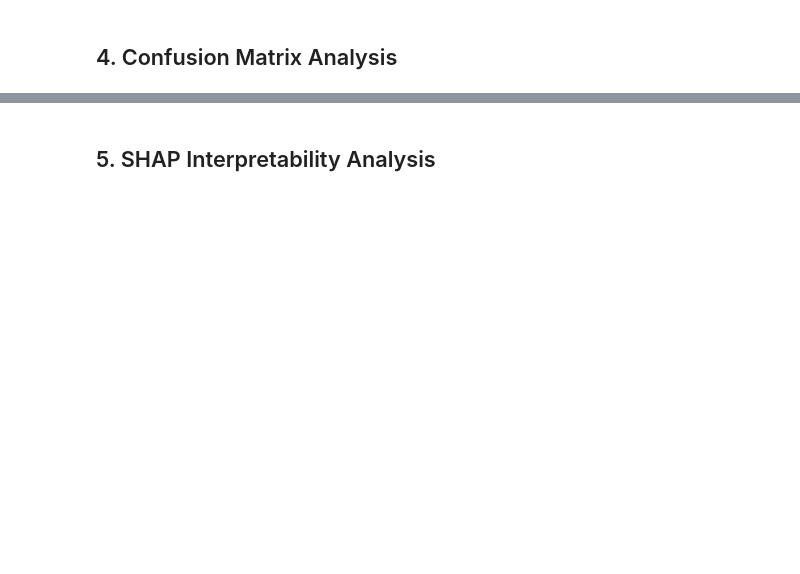
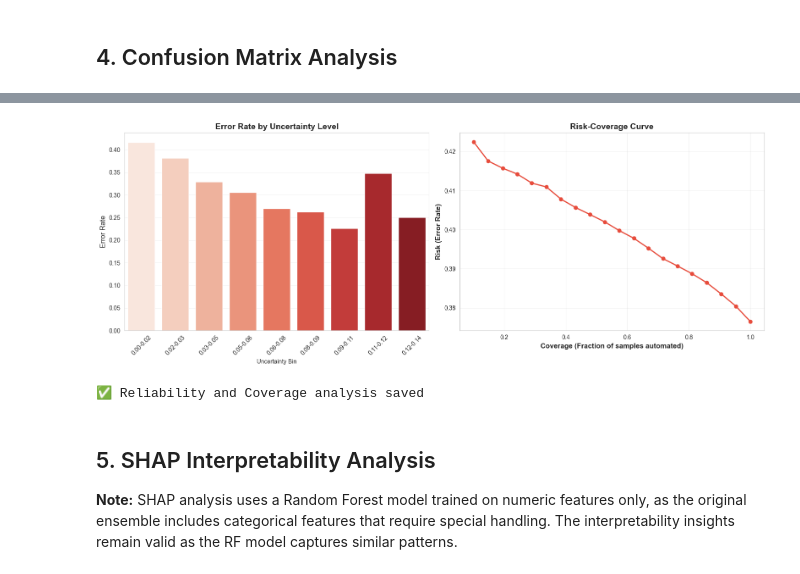
Before and after one commit to Lazy-Loaders-Group/Credit_Risk_Escalation, a Jupyter notebook: notebooks/05_comprehensive_evaluation.ipynb, the cells around one changed output, grey strips where cells are left out. Drawn from its saved outputs; the diff is of its cells as text; code cells hidden in the pictures; blank space fills up the shorter version.

```diff
--- a/notebooks/05_comprehensive_evaluation.ipynb
+++ b/notebooks/05_comprehensive_evaluation.ipynb
@@ -43,9 +45,9 @@ print("✅ All libraries imported successfully")
 # %%
 # Load data
 print("Loading data and models...")
-X_train = joblib.load('../data/splits/X_train.pkl')
-X_test = joblib.load('../data/splits/X_test.pkl')
-y_test = joblib.load('../data/splits/y_test.pkl')
+X_train = pd.read_csv('../data/splits/X_train.csv')
+X_test = pd.read_csv('../data/splits/X_test.csv')
+y_test = pd.read_csv('../data/splits/y_test.csv').squeeze()
 
 # Load models
 bootstrap_ensemble = joblib.load('../results/models/bootstrap_ensemble.pkl')
@@ -59,5 +61,5 @@ uncertainty_test = uncertainty_data['test']['uncertainty']
 y_pred_test = uncertainty_data['test']['y_pred']
 
 print(f"Test samples: {len(y_test)}")
-print(f"Features: {len(preprocessor.feature_names)}")
+print(f"Features: {X_test.shape[1]}")
 print("✅ All components loaded")
@@ -158,5 +192,67 @@ print("✅ Confusion matrices saved")
+# %%
+# Error Rate by Uncertainty Bin
+results_by_bin = []
+bins = np.linspace(0, uncertainty_test.max(), 11)
+bin_indices = np.digitize(uncertainty_test, bins)
+
+for i in range(1, len(bins)):
+    mask = bin_indices == i
+    if np.sum(mask) > 0:
+        acc = accuracy_score(y_test[mask], y_pred_test[mask])
+        avg_unc = uncertainty_test[mask].mean()
+        results_by_bin.append({
+            'Uncertainty Bin': f'{bins[i-1]:.2f}-{bins[i]:.2f}',
+            'Accuracy': acc,
+            'Error Rate': 1 - acc,
+            'Count': np.sum(mask),
+            'Avg Uncertainty': avg_unc
+        })
+
+bin_df = pd.DataFrame(results_by_bin)
+
+# Risk-Coverage Curve
+sorted_indices = np.argsort(uncertainty_test)
+y_sorted = y_test.values[sorted_indices]
+y_pred_sorted = y_pred_test[sorted_indices]
+
+coverages = np.linspace(0.1, 1.0, 20)
+risks = []
+
+for cov in coverages:
+    n_samples = int(len(y_test) * cov)
+    subset_y = y_sorted[:n_samples]
+    subset_pred = y_pred_sorted[:n_samples]
+    risk = 1 - accuracy_score(subset_y, subset_pred)
+    risks.append(risk)
+
+# Plotting
+fig, axes = plt.subplots(1, 2, figsize=(16, 6))
+
+# Error Rate by Bin
+sns.barplot(data=bin_df, x='Uncertainty Bin', y='Error Rate', palette='Reds', ax=axes[0])
+axes[0].set_title('Error Rate by Uncertainty Level', fontsize=14, fontweight='bold')
+axes[0].set_xticklabels(axes[0].get_xticklabels(), rotation=45)
+axes[0].set_ylabel('Error Rate', fontsize=12)
+axes[0].grid(axis='y', alpha=0.3)
+
+# Risk-Coverage Curve
+axes[1].plot(coverages, risks, 'o-', linewidth=2, color='#e74c3c')
+axes[1].set_xlabel('Coverage (Fraction of samples automated)', fontsize=12, fontweight='bold')
+axes[1].set_ylabel('Risk (Error Rate)', fontsize=12, fontweight='bold')
+axes[1].set_title('Risk-Coverage Curve', fontsize=14, fontweight='bold')
+axes[1].grid(True, alpha=0.3)
+
+plt.tight_layout()
+plt.savefig('../results/figures/reliability_coverage.png', dpi=300, bbox_inches='tight')
+plt.show()
+print("✅ Reliability and Coverage analysis saved")
+# %% [output]
+[figure, added]
+✅ Reliability and Coverage analysis saved
 # %% [markdown]
 ## 5. SHAP Interpretability Analysis
+
+**Note:** SHAP analysis uses a Random Forest model trained on numeric features only, as the original ensemble includes categorical features that require special handling. The interpretability insights remain valid as the RF model captures similar patterns.
 # %%
 # Select a base model from the ensemble for SHAP analysis
 print("Performing SHAP analysis...")
```
Also changed, not shown: parts of 23 cells of this notebook, 18 other files.
